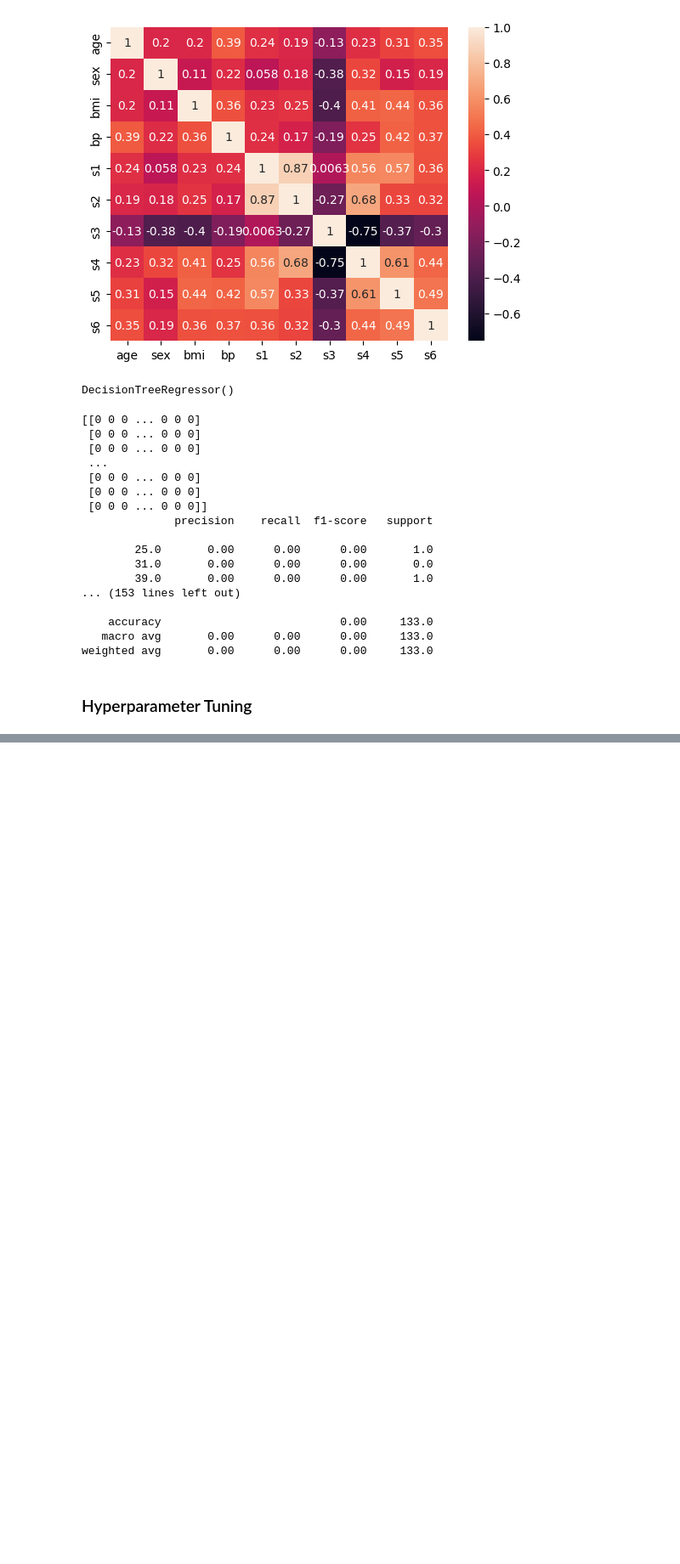
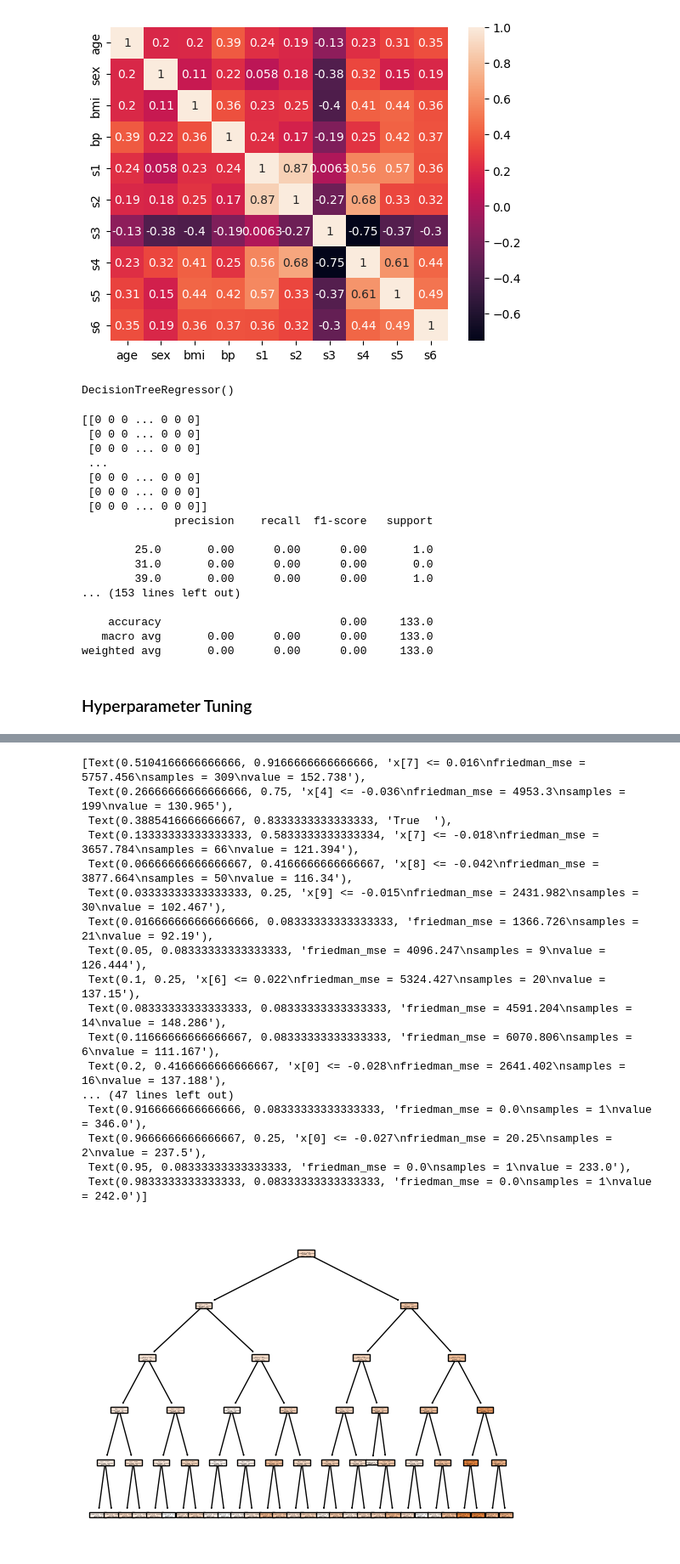
Before and after one commit to shivam-kumar3/Complete-Machine-Learning-NLP-Bootcamp-MLOPS-Deployment, a Jupyter notebook: Section 34 - Decision Tree/diabetes_prediction_DT_Regression.ipynb, the cells around one changed output, grey strips where cells are left out. Shown at 85% size. Cells and saved outputs as stored; diff of their text form; code cells hidden in the pictures; blank space fills up the shorter version.

```diff
--- a/Section 34 - Decision Tree/diabetes_prediction_DT_Regression.ipynb
+++ b/Section 34 - Decision Tree/diabetes_prediction_DT_Regression.ipynb
@@ -158,0 +152,8 @@ param = {
+# %%
+param = {
+        'criterion' : ['squared_error','friedman_mse','absolute_error'],
+        'splitter':['best','random'],
+        'max_depth' : [1,2,3,4,5,10,15,20,25],
+        'max_features':['auto','sqrt','log2']
+
+}
@@ -158,0 +164,4 @@ param = {
+# %%
+grid = GridSearchCV(regressor,param_grid=param,cv = 5,scoring='neg_mean_squared_error')
+# %%
+grid.fit(x_train,y_train)
@@ -158,0 +176,26 @@ param = {
+# %%
+grid.best_params_
+
+best_tree = grid.best_estimator_
+# %%
+from sklearn import tree
+tree.plot_tree(best_tree,filled=True)
+# %% [output]
+[Text(0.5104166666666666, 0.9166666666666666, 'x[7] <= 0.016\nfriedman_mse = 5757.456\nsamples = 309\nvalue = 152.738'),
+ Text(0.26666666666666666, 0.75, 'x[4] <= -0.036\nfriedman_mse = 4953.3\nsamples = 199\nvalue = 130.965'),
+ Text(0.3885416666666667, 0.8333333333333333, 'True  '),
+ Text(0.13333333333333333, 0.5833333333333334, 'x[7] <= -0.018\nfriedman_mse = 3657.784\nsamples = 66\nvalue = 121.394'),
+ Text(0.06666666666666667, 0.4166666666666667, 'x[8] <= -0.042\nfriedman_mse = 3877.664\nsamples = 50\nvalue = 116.34'),
+ Text(0.03333333333333333, 0.25, 'x[9] <= -0.015\nfriedman_mse = 2431.982\nsamples = 30\nvalue = 102.467'),
+ Text(0.016666666666666666, 0.08333333333333333, 'friedman_mse = 1366.726\nsamples = 21\nvalue = 92.19'),
+ Text(0.05, 0.08333333333333333, 'friedman_mse = 4096.247\nsamples = 9\nvalue = 126.444'),
+ Text(0.1, 0.25, 'x[6] <= 0.022\nfriedman_mse = 5324.427\nsamples = 20\nvalue = 137.15'),
+ Text(0.08333333333333333, 0.08333333333333333, 'friedman_mse = 4591.204\nsamples = 14\nvalue = 148.286'),
+ Text(0.11666666666666667, 0.08333333333333333, 'friedman_mse = 6070.806\nsamples = 6\nvalue = 111.167'),
+ Text(0.2, 0.4166666666666667, 'x[0] <= -0.028\nfriedman_mse = 2641.402\nsamples = 16\nvalue = 137.188'),
+... (47 lines left out)
+ Text(0.9166666666666666, 0.08333333333333333, 'friedman_mse = 0.0\nsamples = 1\nvalue = 346.0'),
+ Text(0.9666666666666667, 0.25, 'x[0] <= -0.027\nfriedman_mse = 20.25\nsamples = 2\nvalue = 237.5'),
+ Text(0.95, 0.08333333333333333, 'friedman_mse = 0.0\nsamples = 1\nvalue = 233.0'),
+ Text(0.9833333333333333, 0.08333333333333333, 'friedman_mse = 0.0\nsamples = 1\nvalue = 242.0')]
+[figure, added]
```
Also changed, not shown: parts of 3 cells of this notebook.
